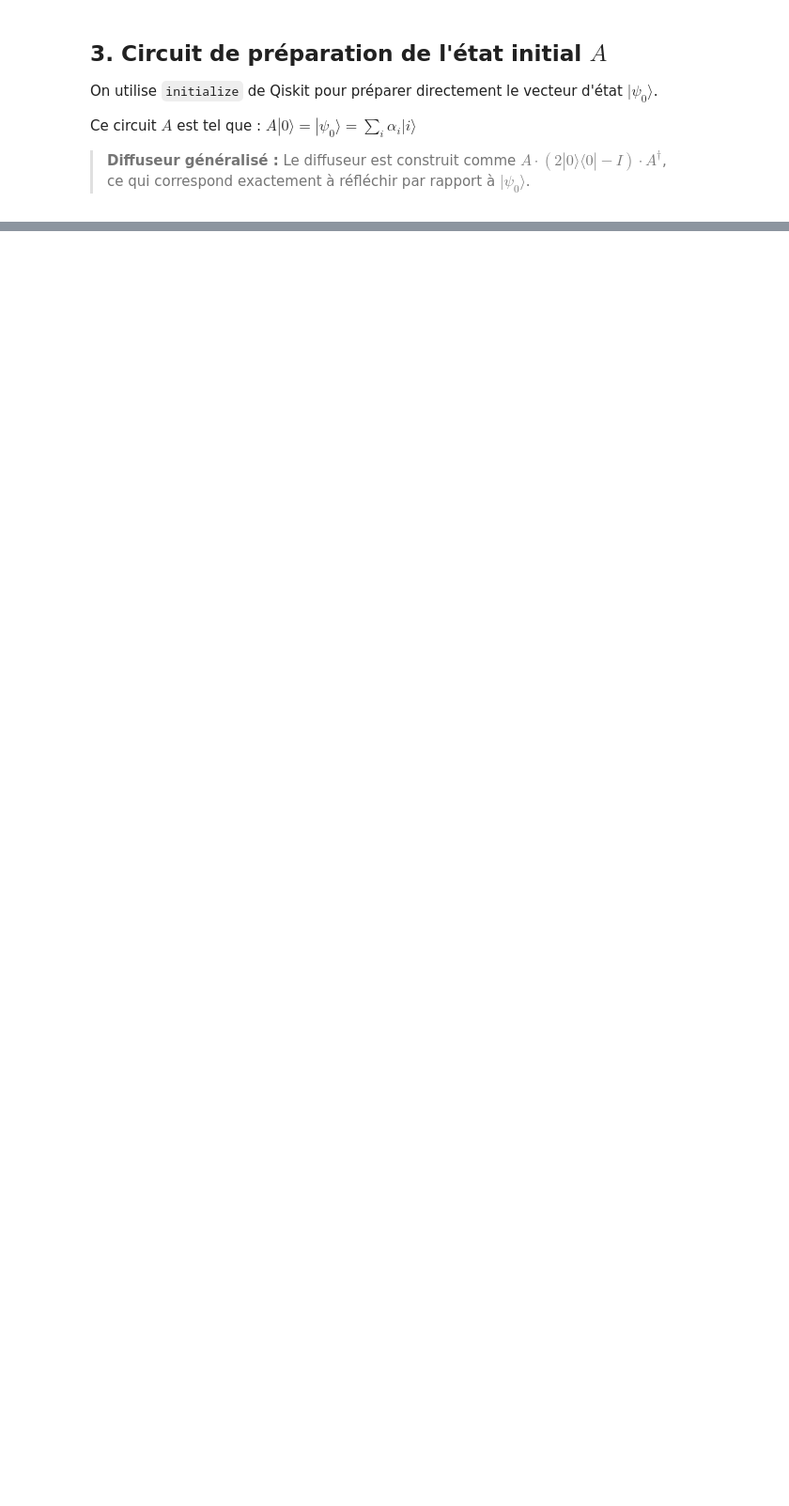
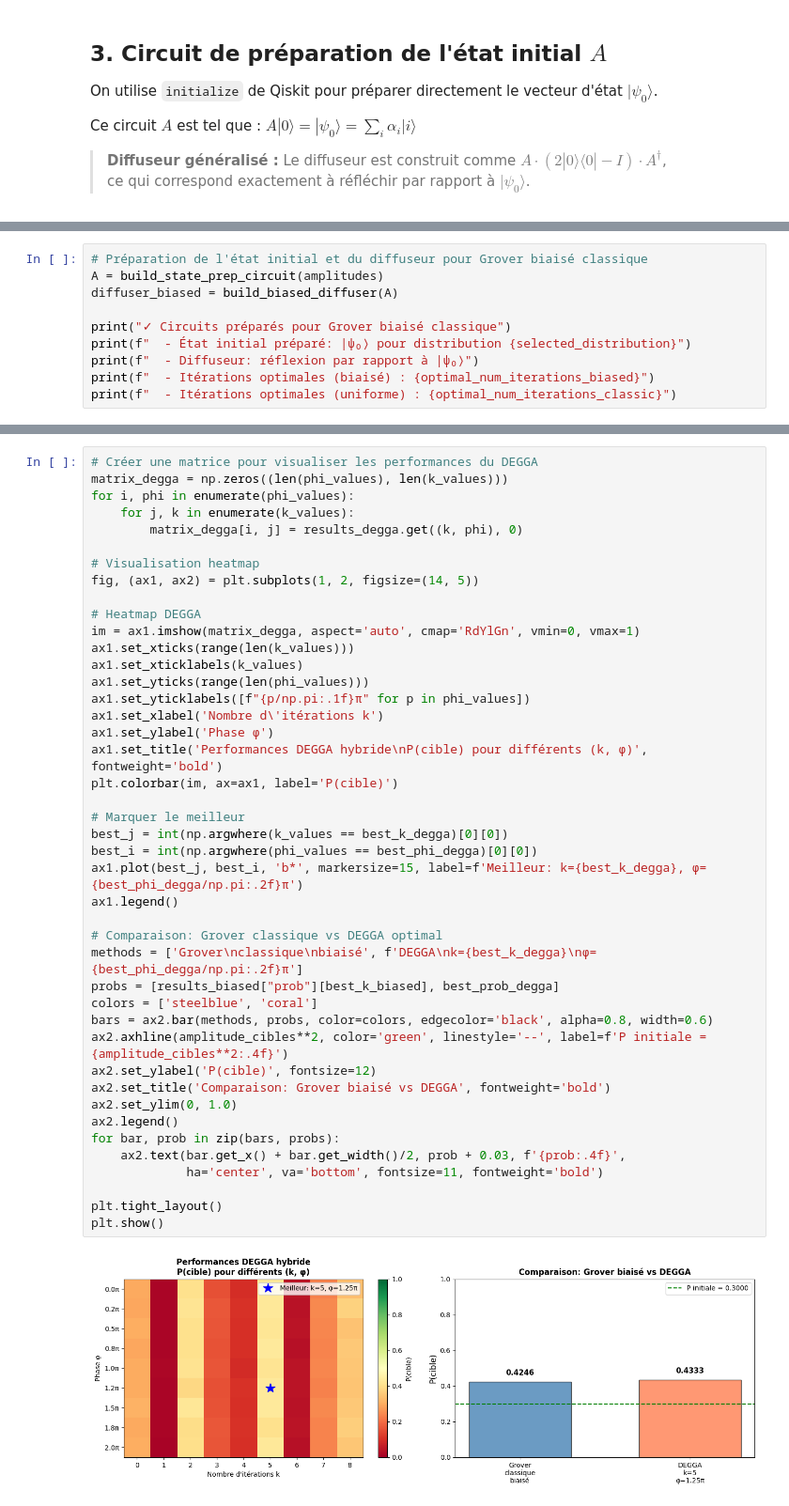
Before and after one commit to lilound/ptir_quantum, a Jupyter notebook: enzo_julien/grover_biaise_degga.ipynb, the cells around one changed output, grey strips where cells are left out. Shown at 94% size. Saved outputs shown, nothing was run; the diff lists cells and outputs as text; blank space fills up the shorter version.

```diff
--- a/enzo_julien/grover_biaise_degga.ipynb
+++ b/enzo_julien/grover_biaise_degga.ipynb
@@ -634,0 +217,10 @@ Nombre optimal d'itérations (uniforme) : 2
+# %%
+# Préparation de l'état initial et du diffuseur pour Grover biaisé classique
+A = build_state_prep_circuit(amplitudes)
+diffuser_biased = build_biased_diffuser(A)
+
+print("✓ Circuits préparés pour Grover biaisé classique")
+print(f"  - État initial préparé: |ψ₀⟩ pour distribution {selected_distribution}")
+print(f"  - Diffuseur: réflexion par rapport à |ψ₀⟩")
+print(f"  - Itérations optimales (biaisé) : {optimal_num_iterations_biased}")
+print(f"  - Itérations optimales (uniforme) : {optimal_num_iterations_classic}")
@@ -634,0 +379,45 @@ Nombre optimal d'itérations (uniforme) : 2
+# %%
+# Créer une matrice pour visualiser les performances du DEGGA
+matrix_degga = np.zeros((len(phi_values), len(k_values)))
+for i, phi in enumerate(phi_values):
+    for j, k in enumerate(k_values):
+        matrix_degga[i, j] = results_degga.get((k, phi), 0)
+
+# Visualisation heatmap
+fig, (ax1, ax2) = plt.subplots(1, 2, figsize=(14, 5))
+
+# Heatmap DEGGA
+im = ax1.imshow(matrix_degga, aspect='auto', cmap='RdYlGn', vmin=0, vmax=1)
+ax1.set_xticks(range(len(k_values)))
+ax1.set_xticklabels(k_values)
+ax1.set_yticks(range(len(phi_values)))
+ax1.set_yticklabels([f"{p/np.pi:.1f}π" for p in phi_values])
+ax1.set_xlabel('Nombre d\'itérations k')
+ax1.set_ylabel('Phase φ')
+ax1.set_title('Performances DEGGA hybride\nP(cible) pour différents (k, φ)', fontweight='bold')
+plt.colorbar(im, ax=ax1, label='P(cible)')
+
+# Marquer le meilleur
+best_j = int(np.argwhere(k_values == best_k_degga)[0][0])
+best_i = int(np.argwhere(phi_values == best_phi_degga)[0][0])
+ax1.plot(best_j, best_i, 'b*', markersize=15, label=f'Meilleur: k={best_k_degga}, φ={best_phi_degga/np.pi:.2f}π')
+ax1.legend()
+
+# Comparaison: Grover classique vs DEGGA optimal
+methods = ['Grover\nclassique\nbiaisé', f'DEGGA\nk={best_k_degga}\nφ={best_phi_degga/np.pi:.2f}π']
+probs = [results_biased["prob"][best_k_biased], best_prob_degga]
+colors = ['steelblue', 'coral']
+bars = ax2.bar(methods, probs, color=colors, edgecolor='black', alpha=0.8, width=0.6)
+ax2.axhline(amplitude_cibles**2, color='green', linestyle='--', label=f'P initiale = {amplitude_cibles**2:.4f}')
+ax2.set_ylabel('P(cible)', fontsize=12)
+ax2.set_title('Comparaison: Grover biaisé vs DEGGA', fontweight='bold')
+ax2.set_ylim(0, 1.0)
+ax2.legend()
+for bar, prob in zip(bars, probs):
+    ax2.text(bar.get_x() + bar.get_width()/2, prob + 0.03, f'{prob:.4f}',
+             ha='center', va='bottom', fontsize=11, fontweight='bold')
+
+plt.tight_layout()
+plt.show()
+# %% [output]
+[figure, added]
```
Also changed, not shown: parts of 63 cells of this notebook.
